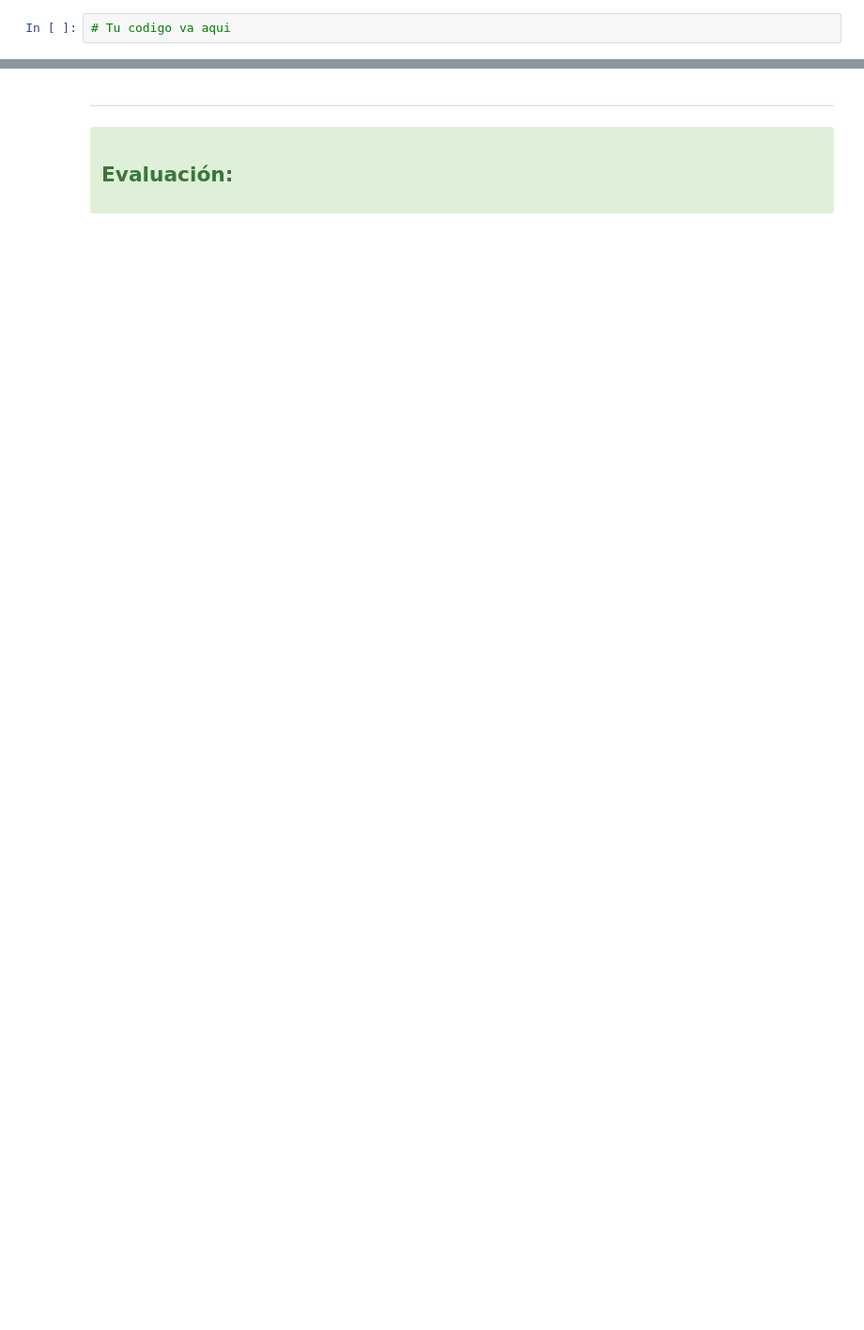
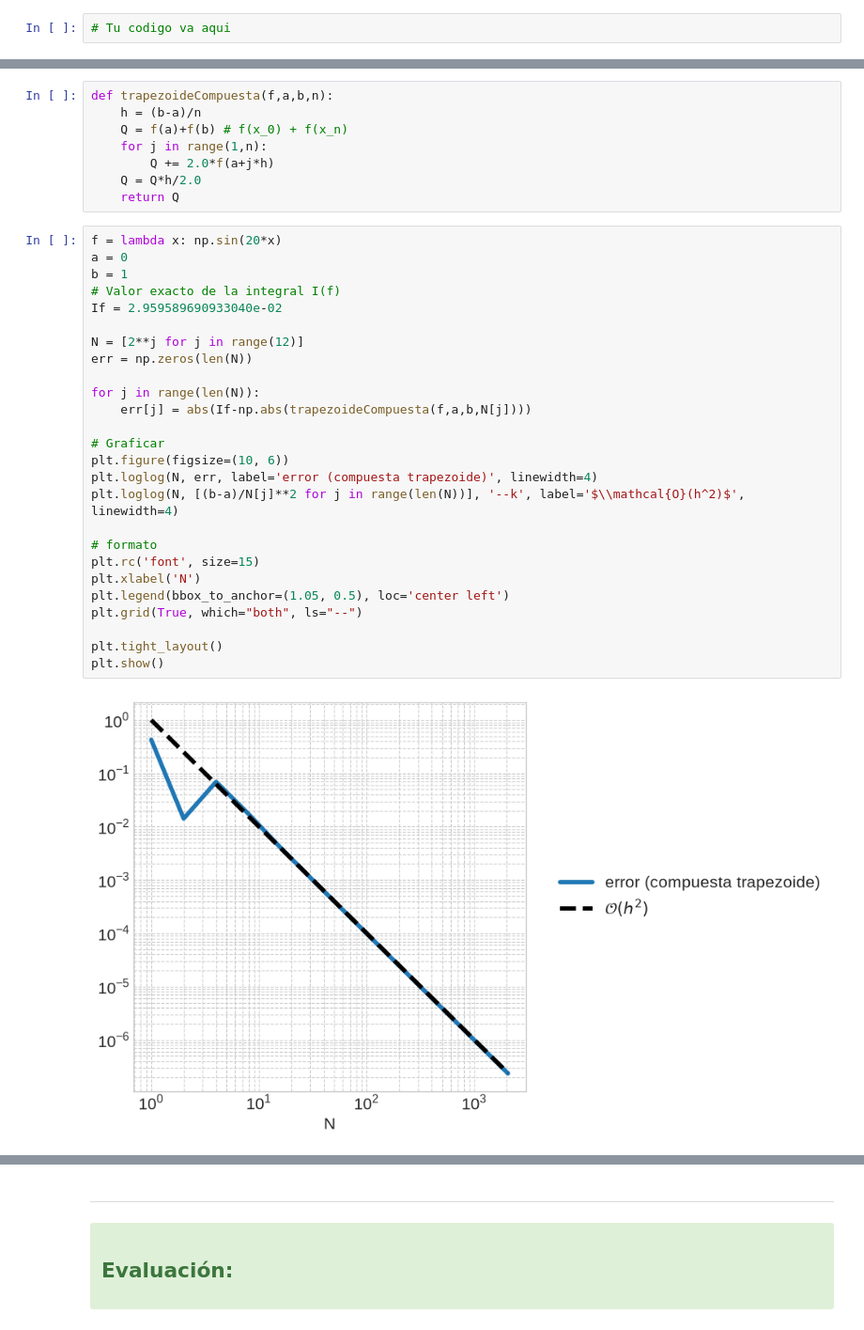
Before and after one commit to ManuelSanchezUribe/MAT2605_UC_labs, a Jupyter notebook: Lab10/lab10.ipynb, the cells around one changed output, grey strips where cells are left out. Shown at 94% size. Cells and saved outputs as stored; diff of their text form; blank space fills up the shorter version.

```diff
--- a/Lab10/lab10.ipynb
+++ b/Lab10/lab10.ipynb
@@ -132,3 +132,39 @@ Con $I(f) = \int_a^b f(x)\,\mathrm{d}x$ tenemos que
 |I(f)-Q_h(f)| = \mathcal{O}(n^{-2}) \quad\text{para } n\to\infty,
 \end{align*}
 si $f\in C^2([a,b])$.
+# %%
+def trapezoideCompuesta(f,a,b,n):
+    h = (b-a)/n
+    Q = f(a)+f(b) # f(x_0) + f(x_n)
+    for j in range(1,n):
+        Q += 2.0*f(a+j*h)
+    Q = Q*h/2.0
+    return Q
+# %%
+f = lambda x: np.sin(20*x)
+a = 0
+b = 1
+# Valor exacto de la integral I(f)
+If = 2.959589690933040e-02
+
+N = [2**j for j in range(12)]
+err = np.zeros(len(N))
+
+for j in range(len(N)):
+    err[j] = abs(If-np.abs(trapezoideCompuesta(f,a,b,N[j])))
+
+# Graficar
+plt.figure(figsize=(10, 6))
+plt.loglog(N, err, label='error (compuesta trapezoide)', linewidth=4)
+plt.loglog(N, [(b-a)/N[j]**2 for j in range(len(N))], '--k', label='$\\mathcal{O}(h^2)$', linewidth=4)
+
+# formato
+plt.rc('font', size=15)
+plt.xlabel('N')
+plt.legend(bbox_to_anchor=(1.05, 0.5), loc='center left')
+plt.grid(True, which="both", ls="--")
+
+plt.tight_layout()
+plt.show()
+# %% [output]
+[figure, added]
```
Also changed, not shown: parts of 29 cells of this notebook.
